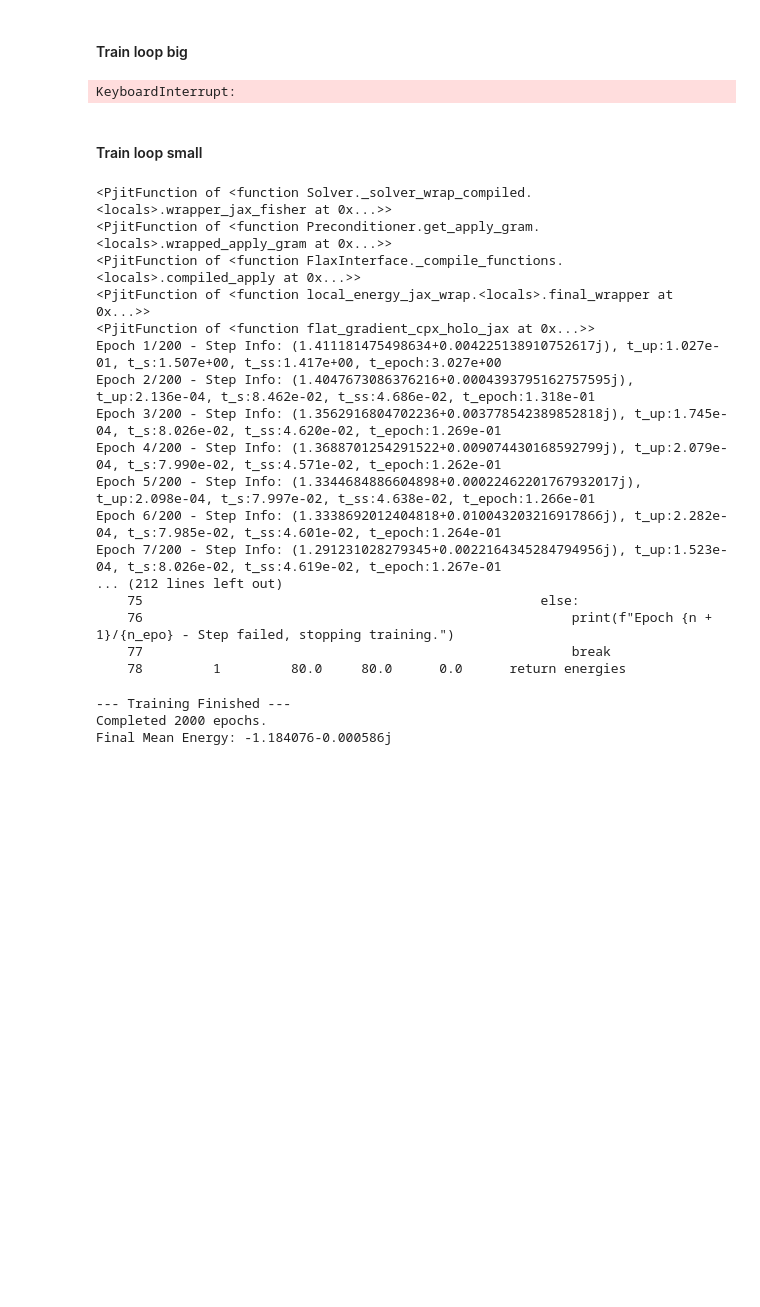
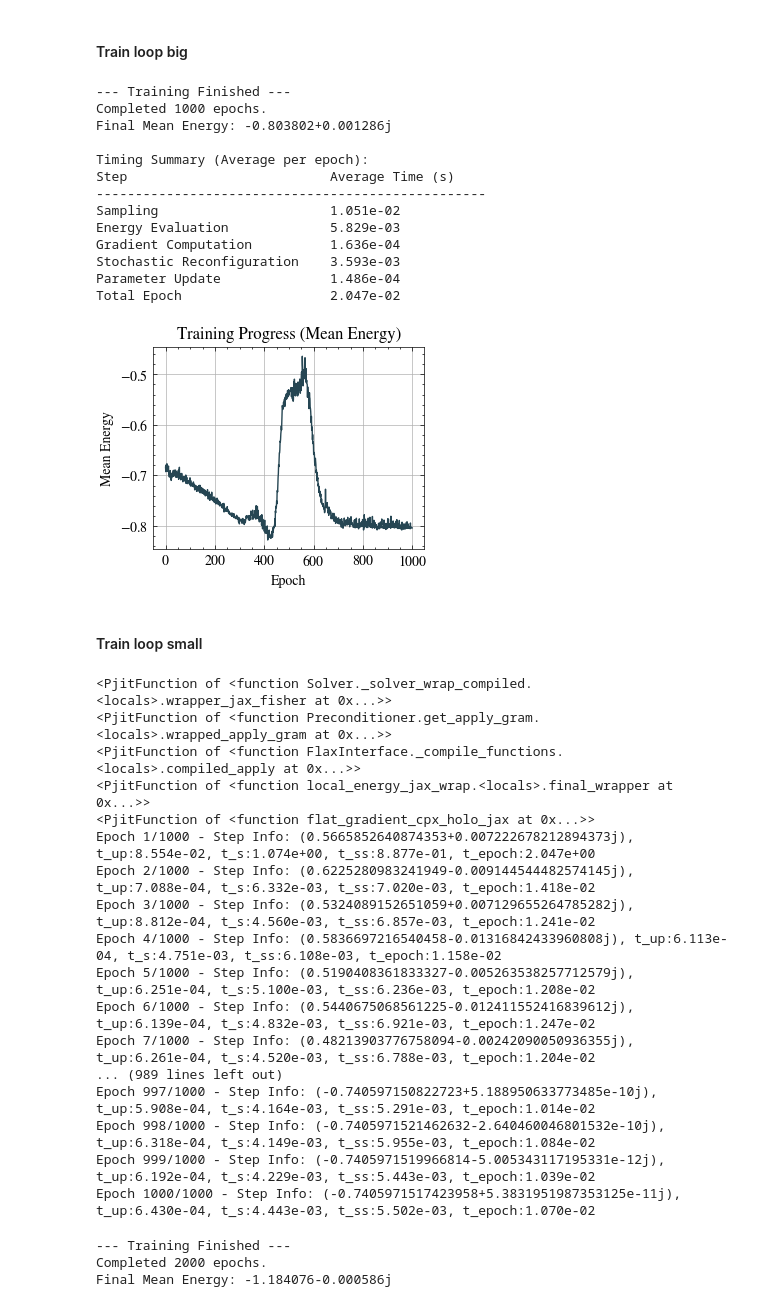
Before and after one commit to makskliczkowski/QuantumEigenSolver, a Jupyter notebook: Python/QES/tests.ipynb, the cells around one changed output. Drawn from its saved outputs; the diff is of its cells as text; code cells hidden in the pictures; blank space fills up the shorter version.

```diff
--- a/Python/QES/tests.ipynb
+++ b/Python/QES/tests.ipynb
@@ -1769,14 +1769,14 @@ be_modules          = get_backend(backend, random=True, seed=seed, scipy=True)
 backend_np, (rng, rng_k), backend_sp = be_modules if isinstance(be_modules, tuple) else (be_modules, (None, None), None)
 
 # get the network
-ns                  = 8
+ns                  = 2
 st_shape            = (ns, )
 net                 =   RBM(
     input_shape     = st_shape,
-    n_hidden        = ns * 2,
+    n_hidden        = 3,
     dtype           = dtypex,
     seed            = seed,
-    visible_bias    = False,
+    visible_bias    = True,
     bias            = True
 )
 sampler             =   Sampling.MCSampler(
@@ -1784,7 +1784,7 @@ sampler             =   Sampling.MCSampler(
     shape           = st_shape,
     rng             = rng,
     rng_k           = rng_k,
-    numchains       = 100,
+    numchains       = 10,
     numsamples      = 100,
     sweep_steps     = ns,
     backend         = backend_np,
@@ -2253,9 +2330,9 @@ import general_python.algebra.solvers as solvers
 import general_python.algebra.preconditioners as preconditioners
 
 #! Configuration
-n_epo           =       200
-batch_size      =       10
-lr              =       7e-2
+n_epo           =       1000
+batch_size      =       20
+lr              =       1e-1
 pinv            =       1e-8
 sreg            =       1e0
 
@@ -2291,8 +2368,6 @@ epoch_times             =       [] # To store total time per epoch
 #! Initial values for display before first epoch calculation
 means                   =       float('nan')
 stds                    =       float('nan')
-
-
 
 def train_function():
     #! Training Loop with tqdm
@@ -2386,11 +2461,10 @@ def train_function():
         try:
             # The update step: parameters = parameters - learning_rate * df.x
             # nqs.update_parameters expects the full step (-lr * df.x)
-            update_step     =       -lr * df.x.copy()
-            nqs.update_parameters(update_step)
+            nqs.update_parameters(df.x, -lr)
         except Exception as e:
             print(f"\nError during parameter update in epoch {i+1}: {e}")
-            print(f"Update step shape/dtype: {update_step.shape}/{update_step.dtype}")
+            print(f"Update step shape/dtype: {df.x.shape}/{df.x.dtype}")
             print("Stopping training.")
             break
         update_time         =       time.time() - start_time
@@ -2434,34 +2508,47 @@ if history:
 
     # Calculate averages only on successful steps
     avg_sampling_time           = np.mean(sampling_times) if sampling_times else float('nan')
     avg_evaluation_time         = np.mean(evaluation_times) if evaluation_times else float('nan')
     avg_gradient_time           = np.mean(gradient_times) if gradient_times else float('nan')
     avg_reconfiguration_time    = np.mean(reconfiguration_times) if reconfiguration_times else float('nan')
     avg_epoch_time              = np.mean(epoch_times) if epoch_times else float('nan')
     avg_update_time             = np.mean(update_times) if update_times else float('nan')
 
     print("\nTiming Summary (Average per epoch):")
     print(f"{'Step':<30}{'Average Time (s)':<20}")
     print(f"{'-'*50}")
     print(f"{'Sampling':<30}{avg_sampling_time:<20.3e}")
     print(f"{'Energy Evaluation':<30}{avg_evaluation_time:<20.3e}")
     print(f"{'Gradient Computation':<30}{avg_gradient_time:<20.3e}")
     print(f"{'Stochastic Reconfiguration':<30}{avg_reconfiguration_time:<20.3e}")
     print(f"{'Parameter Update':<30}{avg_update_time:<20.3e}")
     print(f"{'Total Epoch':<30}{avg_epoch_time:<20.3e}")
 
     # --- Plotting ---
     plt.figure(1)               # Create a new figure
     plt.plot(np.real(history))  # Plot real part of energy history
     plt.xlabel("Epoch")
     plt.ylabel("Mean Energy")
     plt.title("Training Progress (Mean Energy)")
     plt.grid(True)
     plt.show()
 else:
     print("\nTraining did not complete any epochs.")
 # %% [output]
-KeyboardInterrupt:
+--- Training Finished ---
+Completed 1000 epochs.
+Final Mean Energy: -0.803802+0.001286j
+
+Timing Summary (Average per epoch):
+Step                          Average Time (s)
+--------------------------------------------------
+Sampling                      1.051e-02
+Energy Evaluation             5.829e-03
+Gradient Computation          1.636e-04
+Stochastic Reconfiguration    3.593e-03
+Parameter Update              1.486e-04
+Total Epoch                   2.047e-02
+[figure, added]
 # %% [markdown]
 #### Train loop small
 # %%
@@ -2471,7 +2558,7 @@ sr_options = SR.SRParams(
     min_sr          = False,
     maxiter         = 500,
     tol             = 1e-8,
-    reg             = 0.01,
+    reg             = 1.0,
     # Solver parameters
     solver_form_s   = False,
 )
@@ -2485,7 +2572,7 @@ print(precond_fun)
 ansatz      = nqs.ansatz
 loc_energy  = nqs.local_energy
 flat_grad   = nqs.flat_grad
-
+batch_size  = 5
 print(ansatz)
 print(loc_energy)
 print(flat_grad)
@@ -2500,7 +2587,7 @@ def single_step_train(i: int):
 
     #! Single step in the NQS
     time_start  = time.time()
-    dpar, step_info = nqs.single_step_jax(
+    dpar, step_info, (shapes, sizes, iscpx) = nqs.single_step_jax(
         params              = nqs.get_params(),
         configs             = configs,
         configs_ansatze     = configs_ansatze,
@@ -2513,6 +2600,7 @@ def single_step_train(i: int):
         sr_options          = sr_options,
         sr_precond_apply_fun= precond_fun,
         sr_solve_linalg_fun = solver_fun,
+        batch_size          = batch_size,
     )
     time_single_step        = time.time() - time_start
 
@@ -2521,12 +2609,11 @@ def single_step_train(i: int):
 
     #! Update the parameters
     time_start  = time.time()
-    nqs.update_parameters(-lr * dpar)
+    nqs.update_parameters(dpar, -lr, shapes, sizes, iscpx)
     time_update = time.time() - time_start
 
     #! Return the mean energy
     return step_info.mean_energy, (time_update, time_sample, time_single_step)
-
 
 def train_function():
     energies = []
@@ -2544,25 +2631,26 @@ def train_function():
             break
     return energies
 
-%lprun -f train_function energies = train_function()
+# %lprun -f train_function energies = train_function()
+energies = train_function()
 # %% [output]
 <PjitFunction of <function Solver._solver_wrap_compiled.<locals>.wrapper_jax_fisher at 0x...>>
 <PjitFunction of <function Preconditioner.get_apply_gram.<locals>.wrapped_apply_gram at 0x...>>
 <PjitFunction of <function FlaxInterface._compile_functions.<locals>.compiled_apply at 0x...>>
 <PjitFunction of <function local_energy_jax_wrap.<locals>.final_wrapper at 0x...>>
 <PjitFunction of <function flat_gradient_cpx_holo_jax at 0x...>>
-Epoch 1/200 - Step Info: (1.411181475498634+0.004225138910752617j), t_up:1.027e-01, t_s:1.507e+00, t_ss:1.417e+00, t_epoch:3.027e+00
-Epoch 2/200 - Step Info: (1.4047673086376216+0.0004393795162757595j), t_up:2.136e-04, t_s:8.462e-02, t_ss:4.686e-02, t_epoch:1.318e-01
-Epoch 3/200 - Step Info: (1.3562916804702236+0.003778542389852818j), t_up:1.745e-04, t_s:8.026e-02, t_ss:4.620e-02, t_epoch:1.269e-01
-Epoch 4/200 - Step Info: (1.3688701254291522+0.009074430168592799j), t_up:2.079e-04, t_s:7.990e-02, t_ss:4.571e-02, t_epoch:1.262e-01
-Epoch 5/200 - Step Info: (1.3344684886604898+0.00022462201767932017j), t_up:2.098e-04, t_s:7.997e-02, t_ss:4.638e-02, t_epoch:1.266e-01
-Epoch 6/200 - Step Info: (1.3338692012404818+0.010043203216917866j), t_up:2.282e-04, t_s:7.985e-02, t_ss:4.601e-02, t_epoch:1.264e-01
-Epoch 7/200 - Step Info: (1.291231028279345+0.0022164345284794956j), t_up:1.523e-04, t_s:8.026e-02, t_ss:4.619e-02, t_epoch:1.267e-01
-... (212 lines left out)
-    75                                                   else:
-    76                                                       print(f"Epoch {n + 1}/{n_epo} - Step failed, stopping training.")
-    77                                                       break
-    78         1         80.0     80.0      0.0      return energies
+Epoch 1/1000 - Step Info: (0.5665852640874353+0.007222678212894373j), t_up:8.554e-02, t_s:1.074e+00, t_ss:8.877e-01, t_epoch:2.047e+00
+Epoch 2/1000 - Step Info: (0.6225280983241949-0.009144544482574145j), t_up:7.088e-04, t_s:6.332e-03, t_ss:7.020e-03, t_epoch:1.418e-02
+Epoch 3/1000 - Step Info: (0.5324089152651059+0.007129655264785282j), t_up:8.812e-04, t_s:4.560e-03, t_ss:6.857e-03, t_epoch:1.241e-02
+Epoch 4/1000 - Step Info: (0.5836697216540458-0.01316842433960808j), t_up:6.113e-04, t_s:4.751e-03, t_ss:6.108e-03, t_epoch:1.158e-02
+Epoch 5/1000 - Step Info: (0.5190408361833327-0.005263538257712579j), t_up:6.251e-04, t_s:5.100e-03, t_ss:6.236e-03, t_epoch:1.208e-02
+Epoch 6/1000 - Step Info: (0.5440675068561225-0.012411552416839612j), t_up:6.139e-04, t_s:4.832e-03, t_ss:6.921e-03, t_epoch:1.247e-02
+Epoch 7/1000 - Step Info: (0.48213903776758094-0.00242090050936355j), t_up:6.261e-04, t_s:4.520e-03, t_ss:6.788e-03, t_epoch:1.204e-02
+... (989 lines left out)
+Epoch 997/1000 - Step Info: (-0.740597150822723+5.188950633773485e-10j), t_up:5.908e-04, t_s:4.164e-03, t_ss:5.291e-03, t_epoch:1.014e-02
+Epoch 998/1000 - Step Info: (-0.7405971521462632-2.640460046801532e-10j), t_up:6.318e-04, t_s:4.149e-03, t_ss:5.955e-03, t_epoch:1.084e-02
+Epoch 999/1000 - Step Info: (-0.7405971519966814-5.005343117195331e-12j), t_up:6.192e-04, t_s:4.229e-03, t_ss:5.443e-03, t_epoch:1.039e-02
+Epoch 1000/1000 - Step Info: (-0.7405971517423958+5.3831951987353125e-11j), t_up:6.430e-04, t_s:4.443e-03, t_ss:5.502e-03, t_epoch:1.070e-02
 # %%
 if energies:
     print("\n--- Training Finished ---")
```
Also changed, not shown: parts of 5 cells of this notebook, 2 other files.
